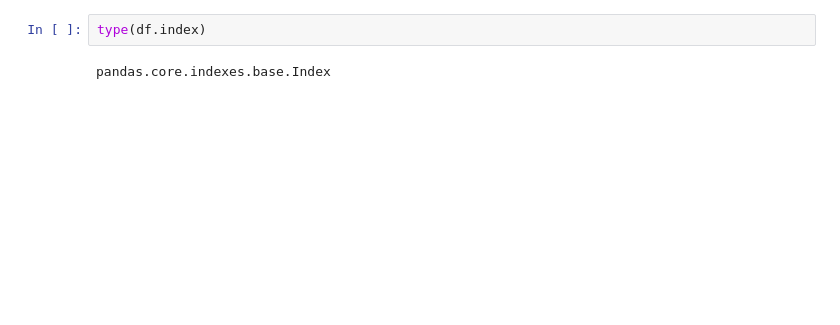
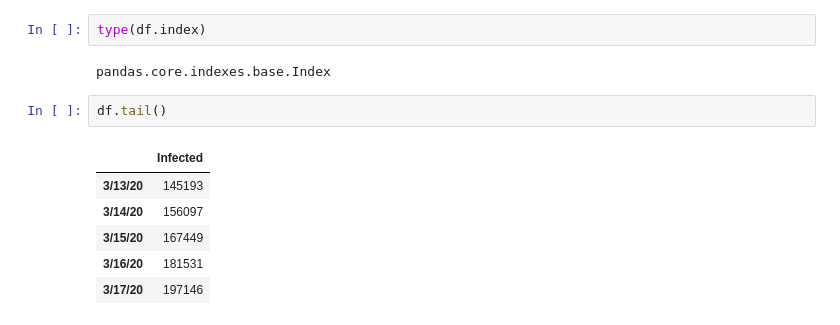
Before and after one commit to asrjy/covid-lstm, a Jupyter notebook: lstm.ipynb, the cells around one changed output. Cells and saved outputs as stored; diff of their text form; blank space fills up the shorter version.

```diff
--- a/lstm.ipynb
+++ b/lstm.ipynb
@@ -196,3 +199,12 @@ plt.plot(forecast)
 type(df.index)
 # %% [output]
 pandas.core.indexes.base.Index
+# %%
+df.tail()
+# %% [output]
+|  | Infected |
+| 3/13/20 | 145193 |
+| 3/14/20 | 156097 |
+| 3/15/20 | 167449 |
+| 3/16/20 | 181531 |
+| 3/17/20 | 197146 |
```
Also changed, not shown: parts of 12 cells of this notebook, 1 other file.
